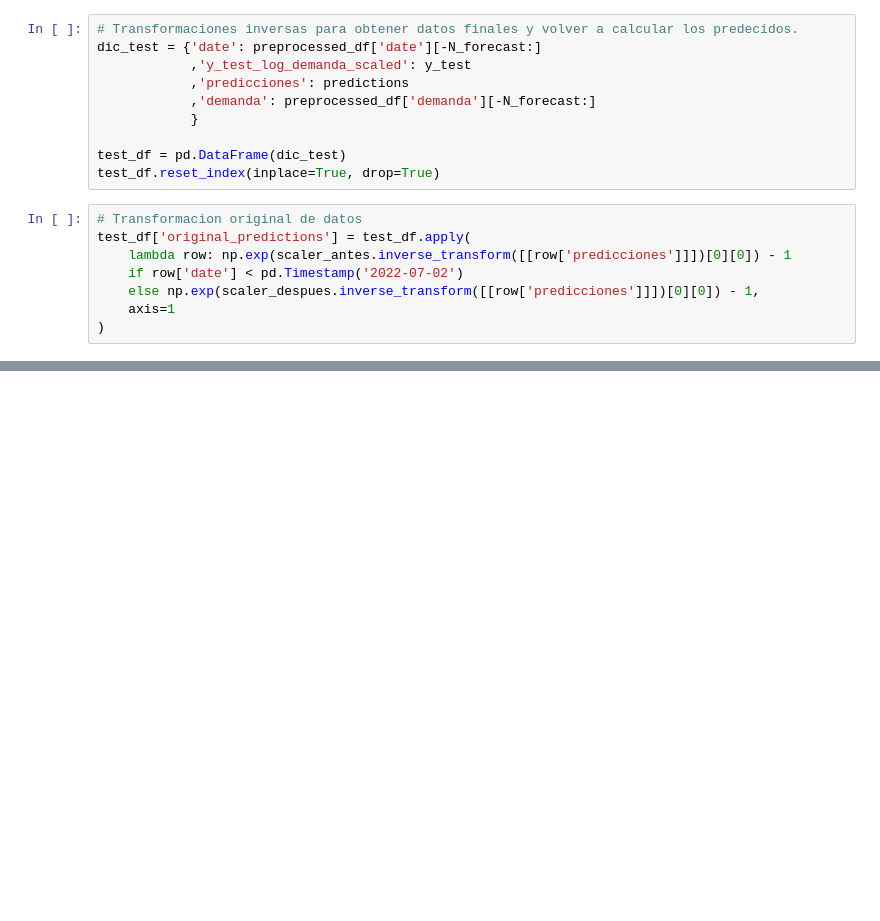
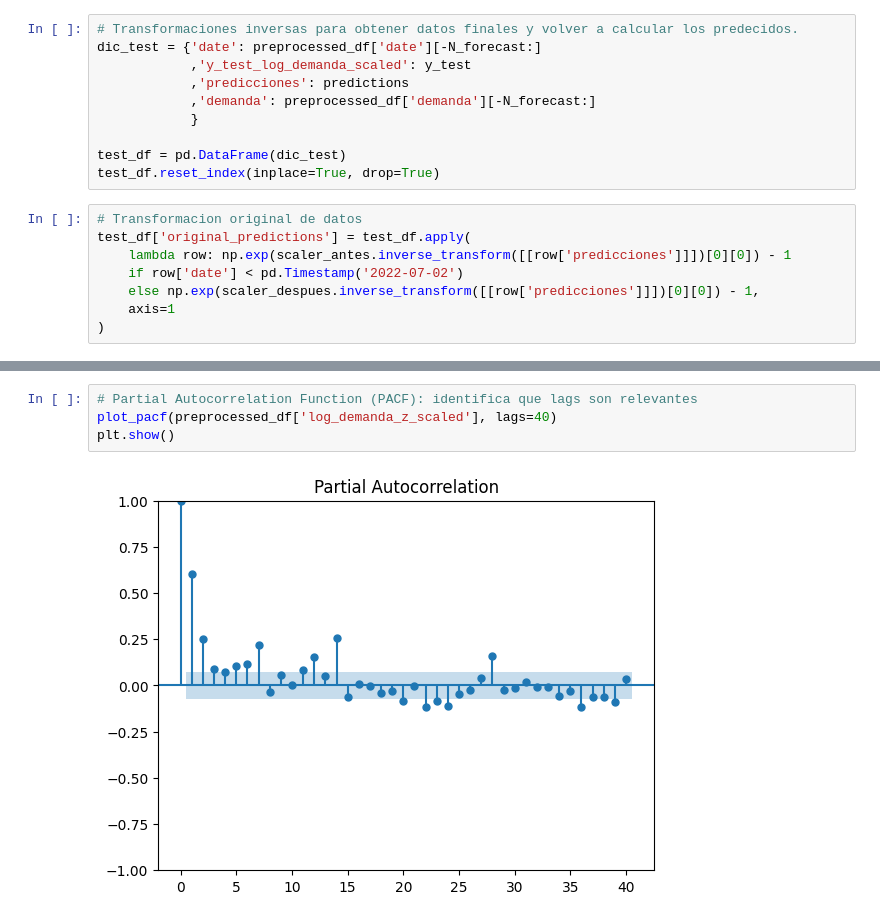
Before and after one commit to juanksRuiz/AI-DemandForecast, a Jupyter notebook: preprocessing_exog.ipynb, the cells around one changed output, grey strips where cells are left out. Saved outputs shown, nothing was run; the diff lists cells and outputs as text; blank space fills up the shorter version.

```diff
--- a/preprocessing_exog.ipynb
+++ b/preprocessing_exog.ipynb
@@ -341,0 +375,6 @@ plt.show()
+# %%
+# Partial Autocorrelation Function (PACF): identifica que lags son relevantes
+plot_pacf(preprocessed_df['log_demanda_z_scaled'], lags=40)
+plt.show()
+# %% [output]
+[figure, added]
```
Also changed, not shown: parts of 16 cells of this notebook, 1 other file.
